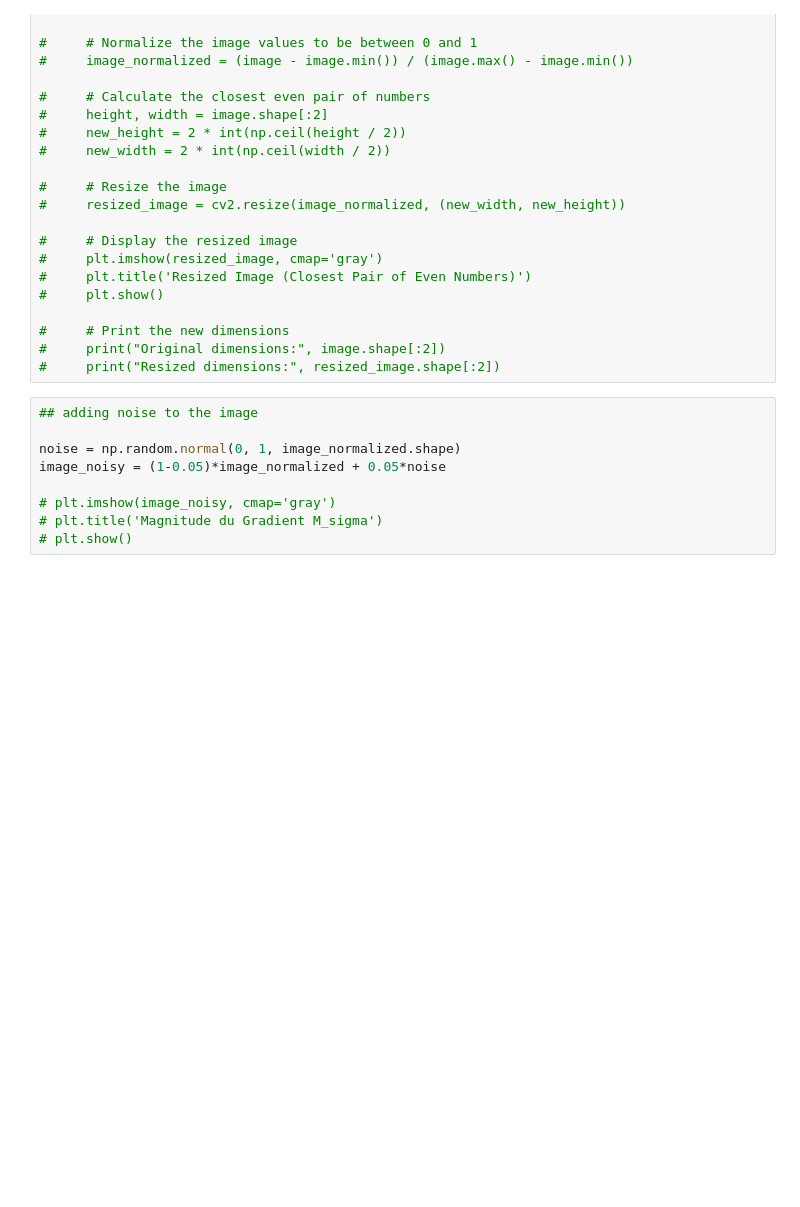
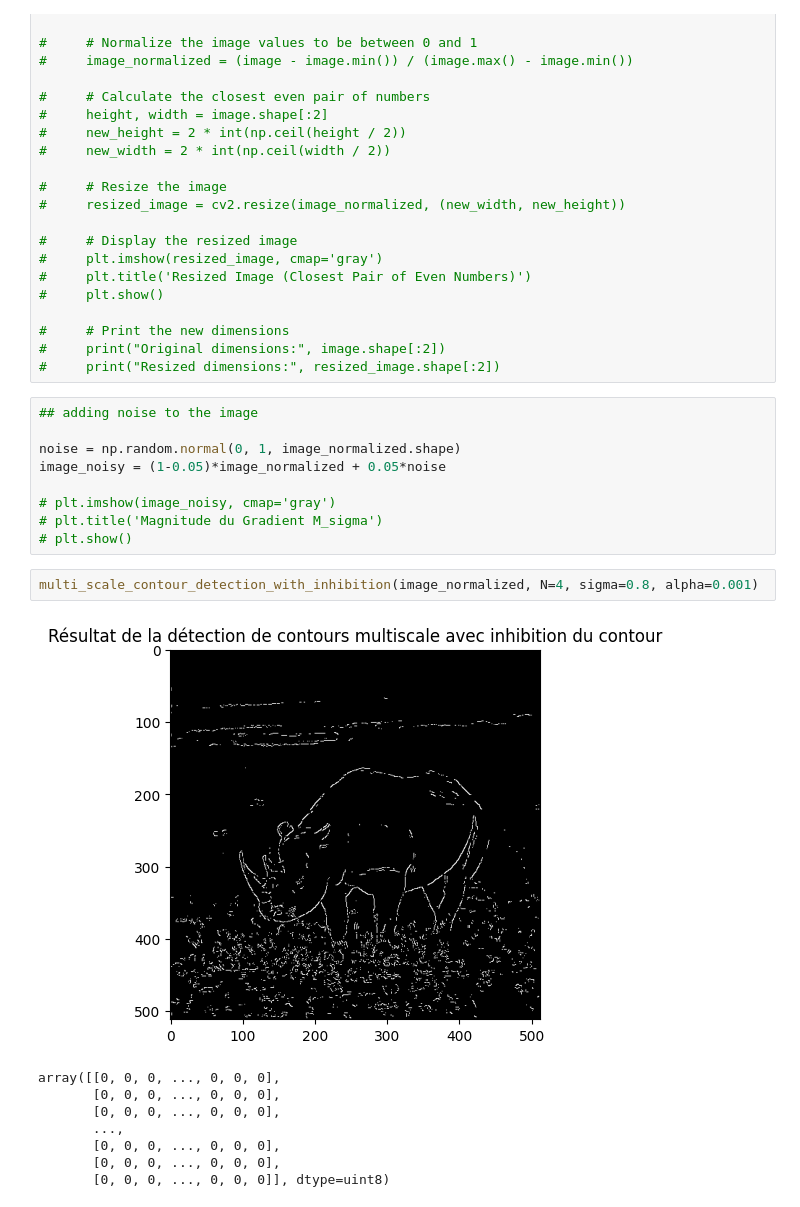
Before and after one commit to ndupont960/EtudesTechniques11, a Jupyter notebook: main.ipynb, the cells around one changed output. Drawn from its saved outputs; the diff is of its cells as text; blank space fills up the shorter version.

```diff
--- a/main.ipynb
+++ b/main.ipynb
@@ -62,4 +62,15 @@ image_noisy = (1-0.05)*image_normalized + 0.05*noise
 # plt.imshow(image_noisy, cmap='gray')
 # plt.title('Magnitude du Gradient M_sigma')
 # plt.show()
+# %%
+multi_scale_contour_detection_with_inhibition(image_normalized, N=4, sigma=0.8, alpha=0.001)
+# %% [output]
+[figure, added]
+array([[0, 0, 0, ..., 0, 0, 0],
+       [0, 0, 0, ..., 0, 0, 0],
+       [0, 0, 0, ..., 0, 0, 0],
+       ...,
+       [0, 0, 0, ..., 0, 0, 0],
+       [0, 0, 0, ..., 0, 0, 0],
+       [0, 0, 0, ..., 0, 0, 0]], dtype=uint8)
 # %%
```
Also changed, not shown: parts of 4 cells of this notebook, 5 other files.
